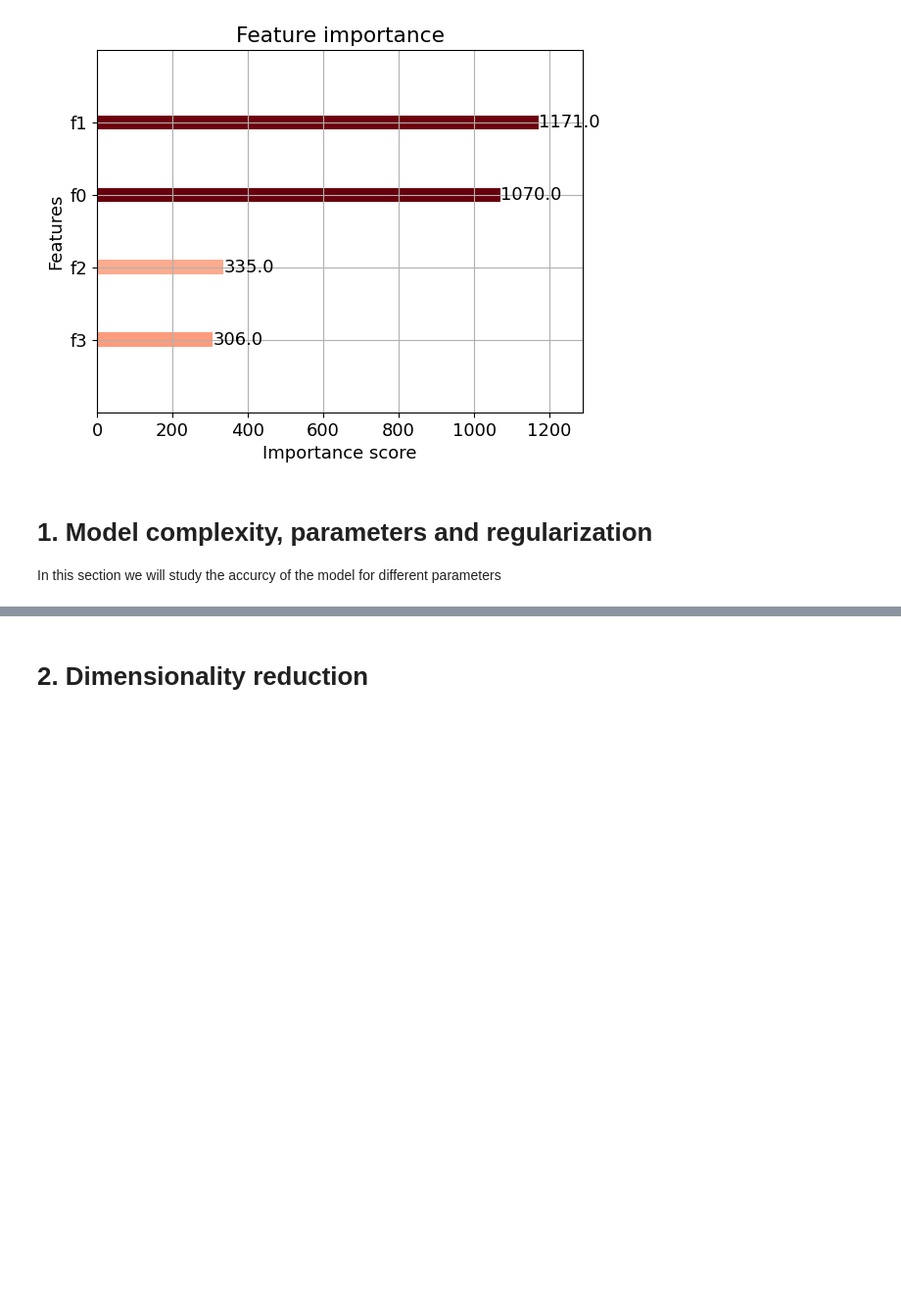
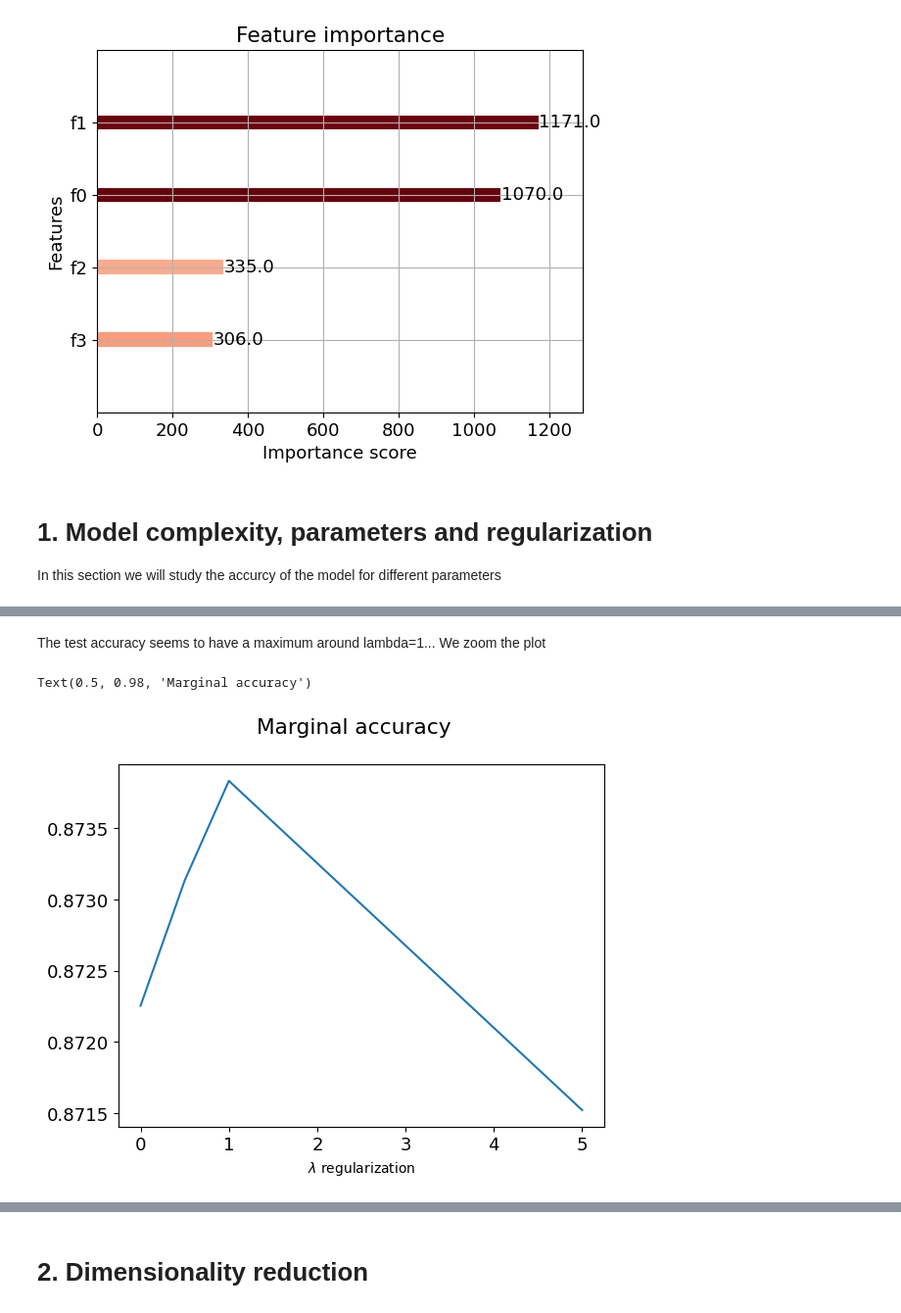
Before and after one commit to FrancescoPeron/LCP_B, a Jupyter notebook: Combining models/Es_3_punto_1_2_3.ipynb, the cells around one changed output, grey strips where cells are left out. Shown at 98% size. Cells and saved outputs as stored; diff of their text form; code cells hidden in the pictures; blank space fills up the shorter version.

```diff
--- a/Combining models/Es_3_punto_1_2_3.ipynb
+++ b/Combining models/Es_3_punto_1_2_3.ipynb
@@ -290,22 +168,0 @@ TypeError: unsupported format string passed to list.__format__
-# %%
-lambda_val_list = [0.001, 0.01, 0.1, 0.4, 0.5, 0.6 ,0.7, 1, 3, 7, 10, 30, 100, 300]
-res = []
-
-for l in lambda_val_list:
-    model = XGBClassifier(
-    seed=1,
-    objective='binary:logistic',
-    importance_type="gain",
-    n_estimators=n_estimators,
-    max_depth=max_depth,
-    learning_rate=learning_rate,
-    reg_lambda=l
-    )
-    model.fit(x_train, y_train)
-    acc_train = model.score(x_train, y_train)
-    acc_val   = model.score(x_test, y_test)
-    print(l, acc_val, sep="\t")
-    res.append(acc_val)
-
-fig, ax = plt.subplots(nrows=1,ncols=1)
-ax.plot(lambda_val_list, res)
@@ -334,0 +310,17 @@ ax.plot(lambda_val_list[:-2], res[:-2])
+# %% [markdown]
+The test accuracy seems to have a maximum around lambda=1... We zoom the plot
+# %%
+results = np.array(results)
+mean_val_vs_lambda = []
+lambda_val_list = [0, 0.5, 1, 5]
+for l in lambda_val_list:
+    mask = results[:,3] == l
+    mean_val_vs_lambda.append(np.mean(results[mask, 5]))
+
+fig, ax = plt.subplots(1,1)
+ax.plot(lambda_val_list, mean_val_vs_lambda)
+ax.set_xlabel("$\lambda$ regularization", fontsize=10)
+fig.suptitle("Marginal accuracy")
+# %% [output]
+Text(0.5, 0.98, 'Marginal accuracy')
+[figure, added]
```
Also changed, not shown: parts of 15 cells of this notebook.
